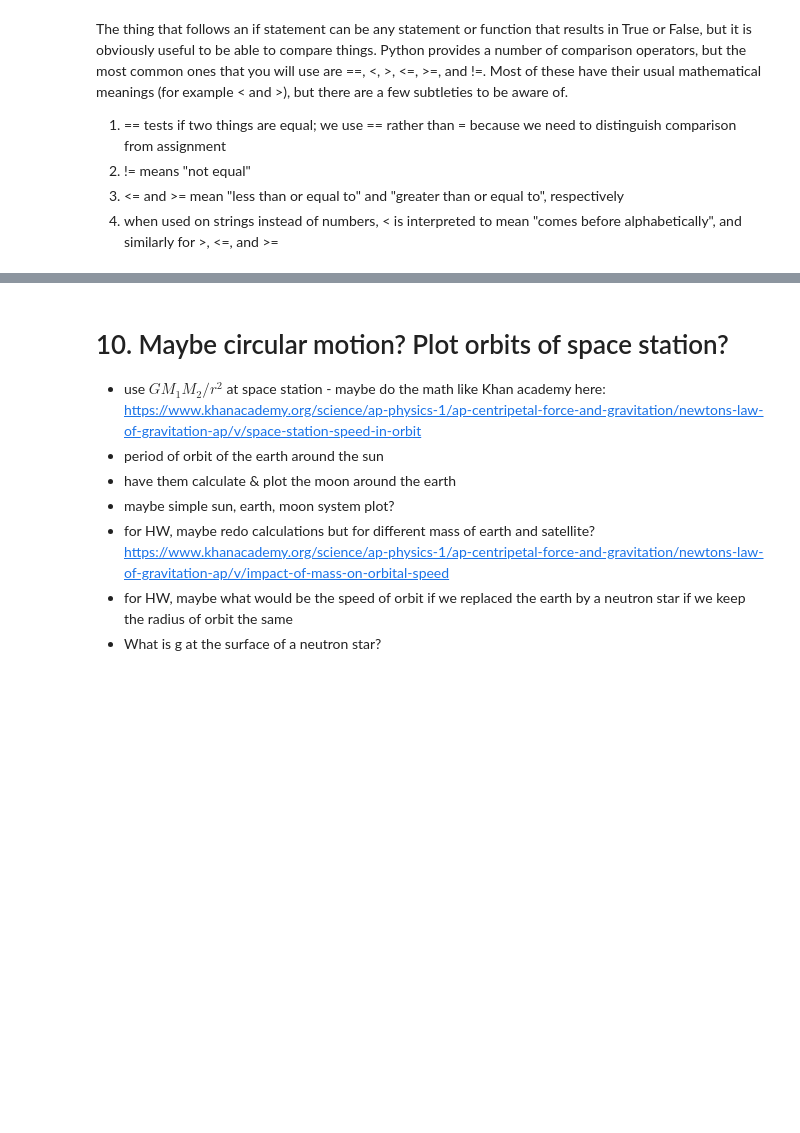
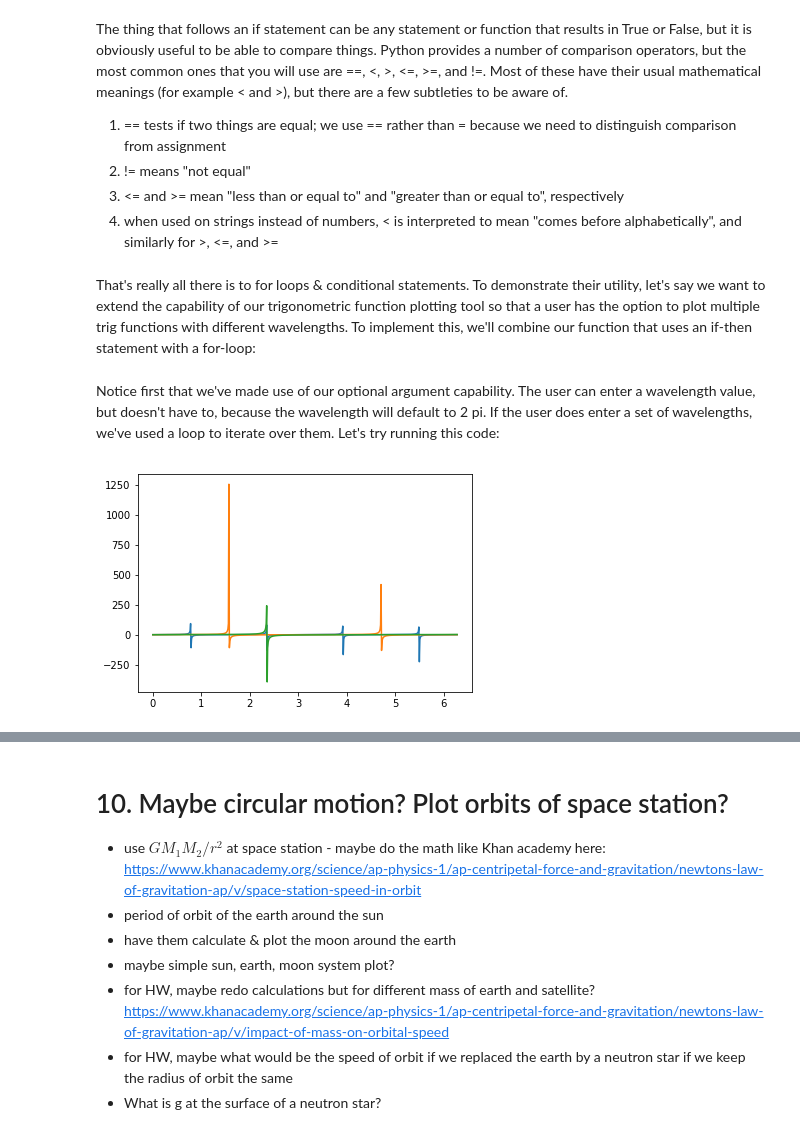
Before and after one commit to jnaiman/csci-p-14110, a Jupyter notebook: lesson01/_introToPython_notes_lesson01.ipynb, the cells around one changed output, grey strips where cells are left out. Drawn from its saved outputs; the diff is of its cells as text; code cells hidden in the pictures; blank space fills up the shorter version.

```diff
--- a/lesson01/_introToPython_notes_lesson01.ipynb
+++ b/lesson01/_introToPython_notes_lesson01.ipynb
@@ -821,3 +821,31 @@ The thing that follows an if statement can be any statement or function that res
 1. != means "not equal"
 1. <= and >= mean "less than or equal to" and "greater than or equal to", respectively
 1. when used on strings instead of numbers, < is interpreted to mean "comes before alphabetically", and similarly for >, <=, and >=
+# %% [markdown]
+That's really all there is to for loops & conditional statements. To demonstrate their utility, let's say we want to extend the capability of our trigonometric function plotting tool so that a user has the option to plot multiple trig functions with different wavelengths. To implement this, we'll combine our function that uses an if-then statement with a for-loop:
+# %%
+# Define the plotting function
+def makeplot(funcname, wavelength=[2*np.pi]):
+
+    # Define the x array
+    x=np.arange(0, 2*np.pi, 0.01)
+
+    # Loop over wavelengths
+    for w in wavelength:
+
+        # Check if the user entered the sin, cos, or tan function
+        if funcname=='sin':
+            plt.plot(x, np.sin(x*2*np.pi/w))
+        elif funcname=='cos':
+            plt.plot(x, np.cos(x*2*np.pi/w))
+        elif funcname=='tan':
+            plt.plot(x, np.tan(x*2*np.pi/w))
+        else:
+            print("Unrecognized function "+str(f))
+            return
+# %% [markdown]
+Notice first that we've made use of our optional argument capability. The user can enter a wavelength value, but doesn't have to, because the wavelength will default to 2 pi. If the user does enter a set of wavelengths, we've used a loop to iterate over them. Let's try running this code:
+# %%
+makeplot('tan', [np.pi, 2*np.pi, 3*np.pi])
+# %% [output]
+[figure, added]
```
Also changed, not shown: parts of 1 cell of this notebook, 1 other file.
